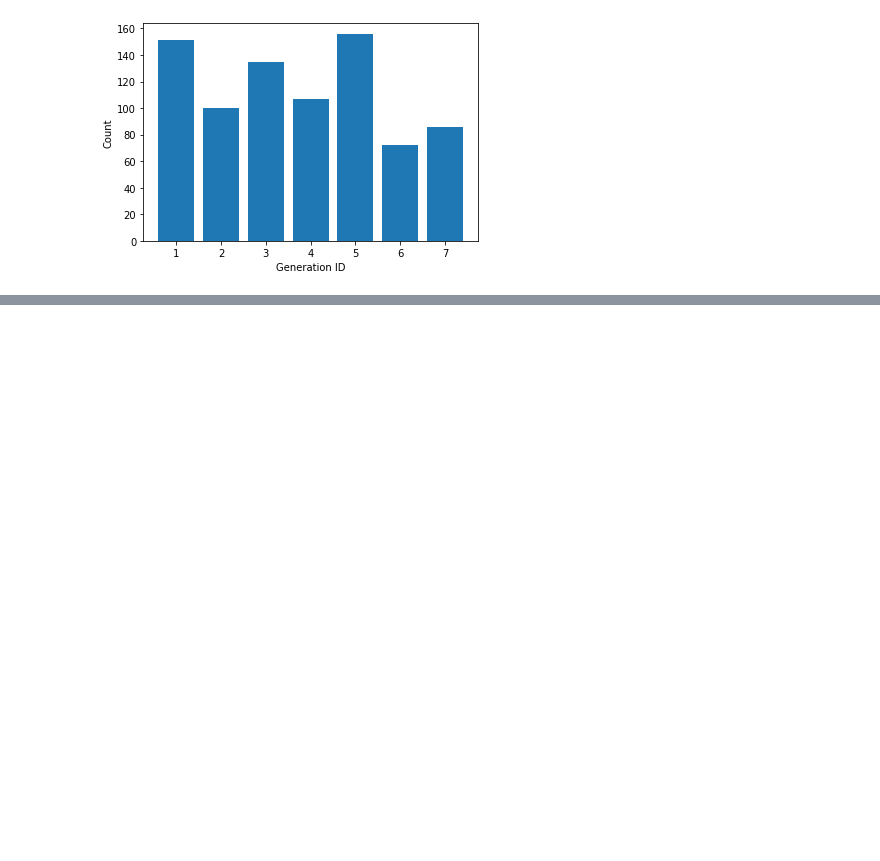
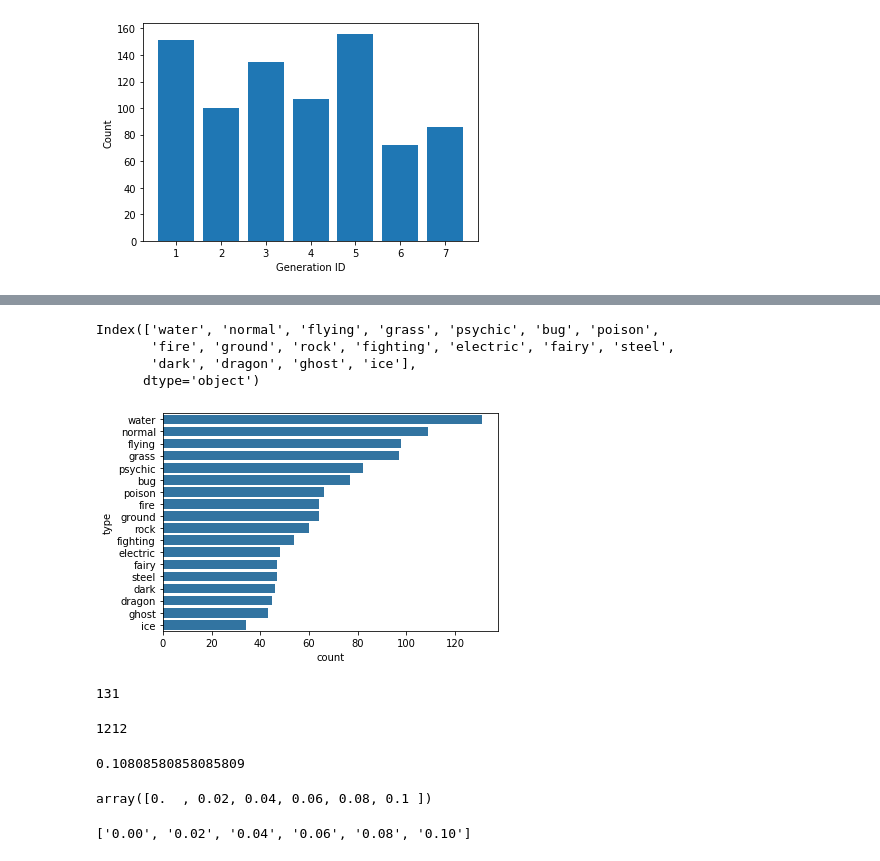
Before and after one commit to noreenwu/plots, a Jupyter notebook: Sample Plots.ipynb, the cells around one changed output, grey strips where cells are left out. Cells and saved outputs as stored; diff of their text form; code cells hidden in the pictures; blank space fills up the shorter version.

```diff
--- a/Sample Plots.ipynb
+++ b/Sample Plots.ipynb
@@ -155,0 +154,8 @@ Text(0, 0.5, 'Count')
+# %%
+# 2-gen data
+
+# DataFrame.melt(id_vars, value_vars, var_name, value_name, col_level, ignore_index)
+pkmn_types = pokemon_data.melt(id_vars=['id', 'species'],
+                          value_vars=['type_1', 'type_2'],
+                          var_name='type_level',
+                          value_name='type')
@@ -155,0 +190,5 @@ Text(0, 0.5, 'Count')
+# %%
+# Count the frequency of unique values in the `type` column of pkmn_types dataframe.
+# By default, returns the decreasing order of the frequency.
+type_counts = pkmn_types['type'].value_counts()
+type_counts
@@ -155,0 +217,14 @@ Text(0, 0.5, 'Count')
+# %%
+# Get the unique values of the `type` column, in the decreasing order of the frequency.
+type_order = type_counts.index
+type_order
+# %% [output]
+Index(['water', 'normal', 'flying', 'grass', 'psychic', 'bug', 'poison',
+       'fire', 'ground', 'rock', 'fighting', 'electric', 'fairy', 'steel',
+       'dark', 'dragon', 'ghost', 'ice'],
+      dtype='object')
+# %%
+base_color = sns.color_palette()[0]
+sns.countplot(data=pkmn_types, y='type', color=base_color, order=type_order);
+# %% [output]
+[figure, added]
@@ -155,0 +236,31 @@ Text(0, 0.5, 'Count')
+# %%
+max_type_count
+# %% [output]
+131
+# %%
+n_pokemon
+# %% [output]
+1212
+# %%
+# Return the maximum proportion, or in other words,
+# compute the length of the longest bar in terms of the proportion
+max_prop = max_type_count / n_pokemon
+print(max_prop)
+# %% [output]
+0.10808580858085809
+# %%
+# Use numpy.arange() function to produce a set of evenly spaced proportioned values
+# between 0 and max_prop, with a step size 2%
+tick_props = np.arange(0, max_prop, 0.02)
+tick_props
+# %% [output]
+array([0.  , 0.02, 0.04, 0.06, 0.08, 0.1 ])
+# %%
+# Use a list comprehension to create tick_names that we will apply to the tick labels.
+# Pick each element `v` from the `tick_props`, and convert it into a formatted string.
+# `{:0.2f}` denotes that before formatting, we 2 digits of precision and `f` is used to represent floating point number.
+# Refer [here](https://docs.python.org/2/library/string.html#format-string-syntax) for more details
+tick_names = ['{:0.2f}'.format(v) for v in tick_props]
+tick_names
+# %% [output]
+['0.00', '0.02', '0.04', '0.06', '0.08', '0.10']
```
Also changed, not shown: parts of 31 cells of this notebook.
